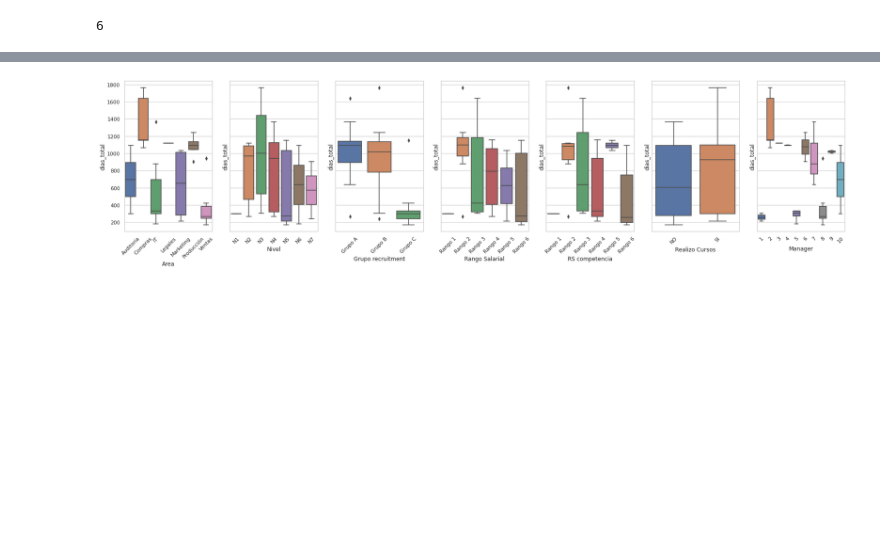
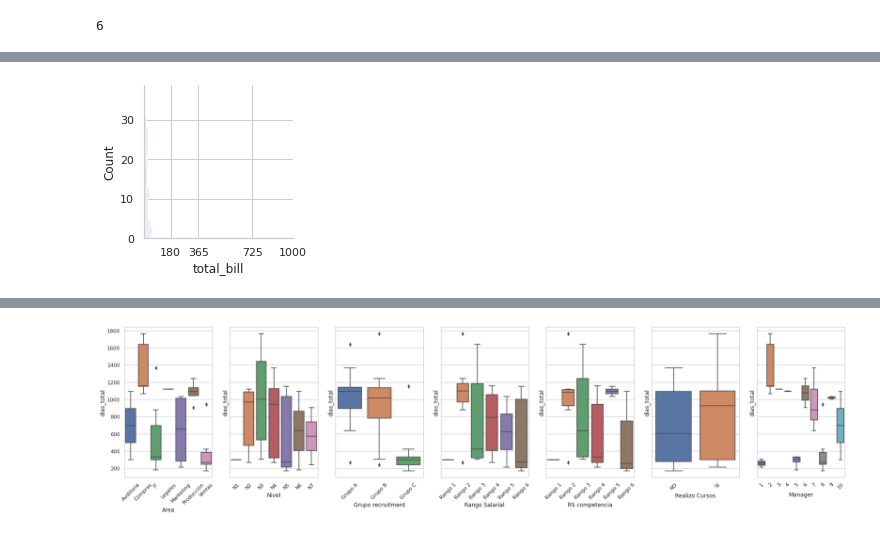
Before and after one commit to alexandergribenchenko/EDVai_DE, a Jupyter notebook: Sesion_01/NB_Sesion_01_Alexander.ipynb, the cells around one changed output, grey strips where cells are left out. Drawn from its saved outputs; the diff is of its cells as text; code cells hidden in the pictures; blank space fills up the shorter version.

```diff
--- a/Sesion_01/NB_Sesion_01_Alexander.ipynb
+++ b/Sesion_01/NB_Sesion_01_Alexander.ipynb
@@ -116,0 +120,20 @@ plt.show()
+# %%
+import seaborn as sns
+import matplotlib.pyplot as plt
+
+# Crear un DataFrame con los datos
+data = sns.load_dataset("tips")
+
+# Crear una instancia de FacetGrid
+g = sns.FacetGrid(data)
+
+# Especificar los valores para cada gráfico
+g.map(sns.histplot, "total_bill", bins=20)
+
+# Especificar los ticks y etiquetas del eje x
+g.set(yticks=[180, 365, 725, 1000])
+
+# Mostrar el plot
+plt.show()
+# %% [output]
+[figure, added]
```
Also changed, not shown: parts of 2 cells of this notebook.
